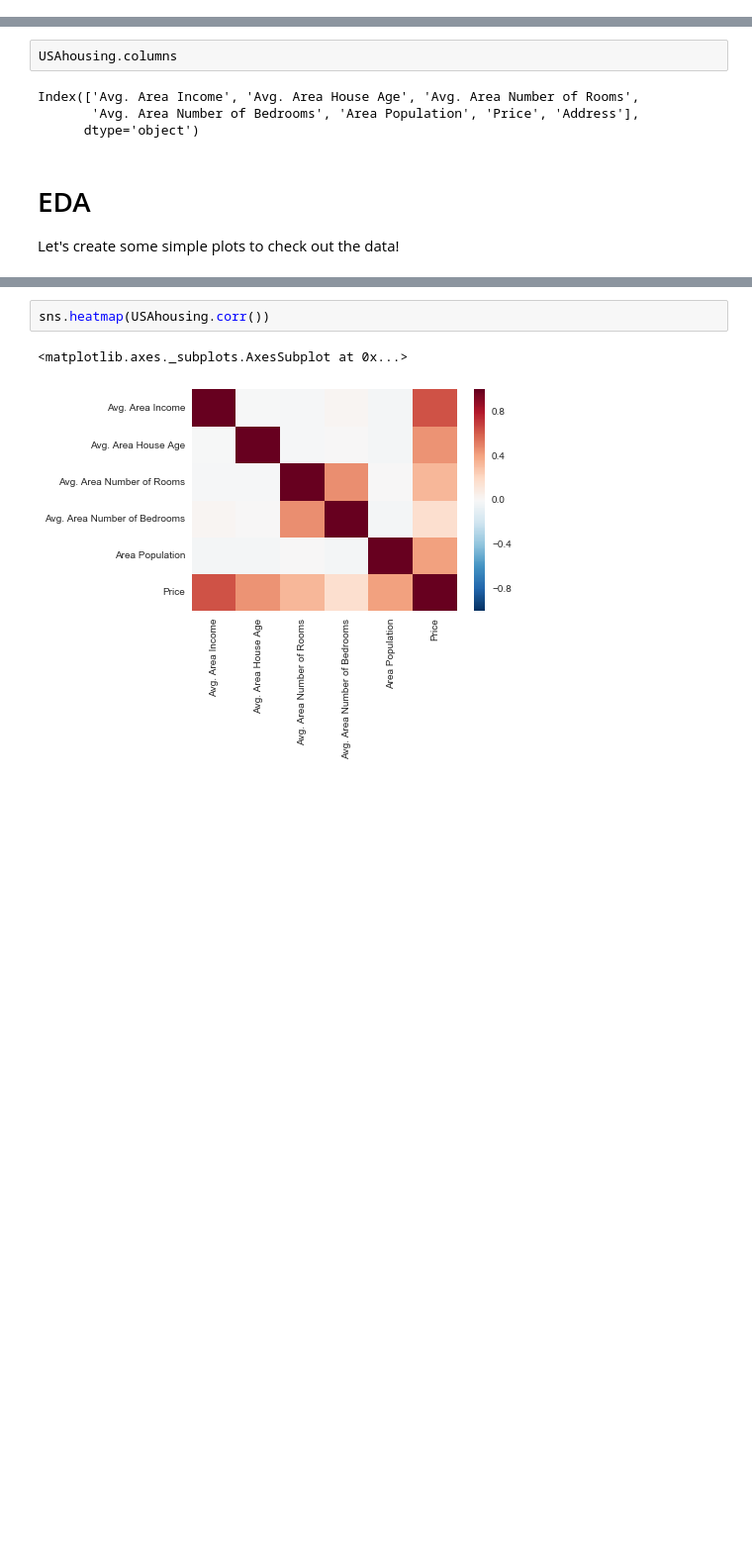
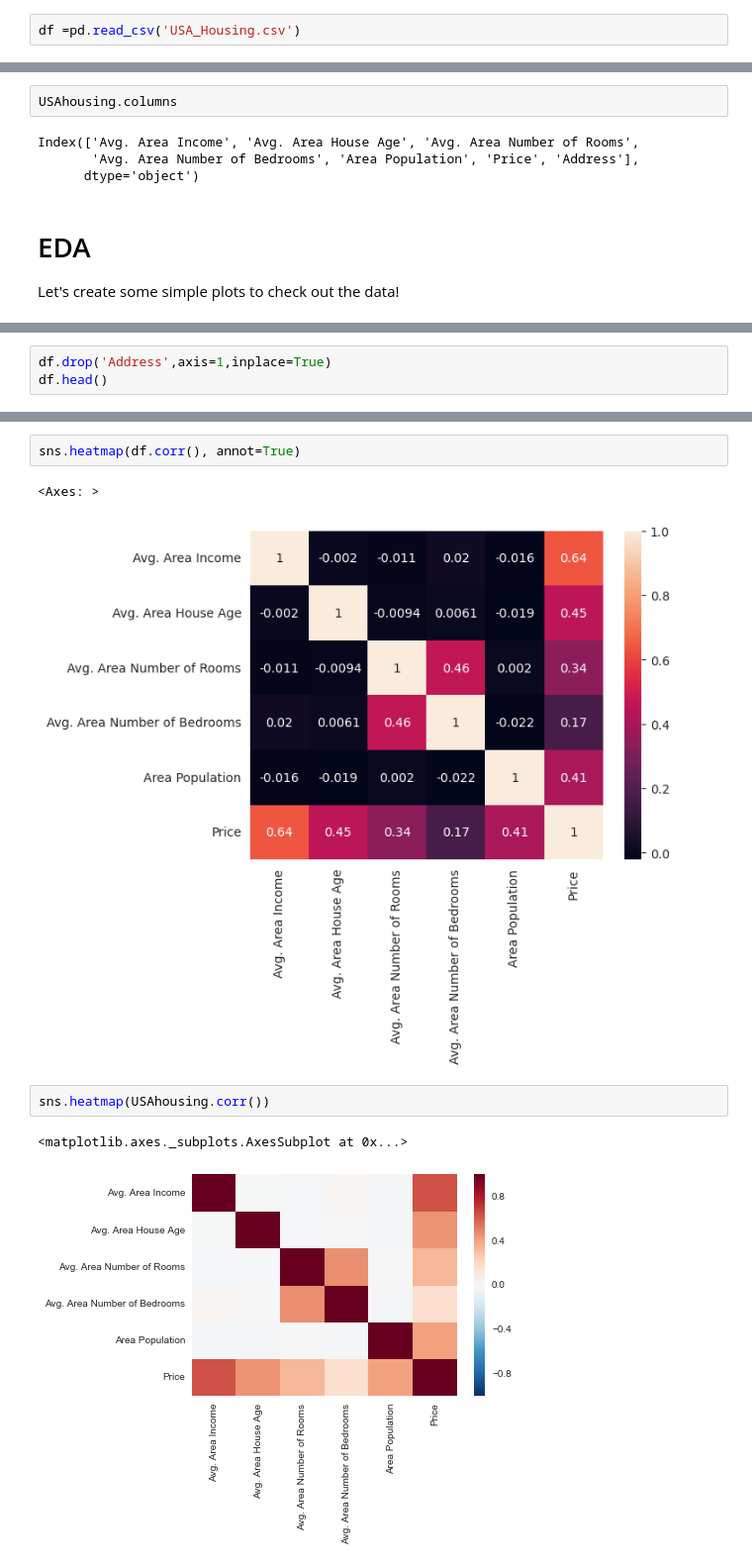
Before and after one commit to LuisReyes98/udemy-machine-learning, a Jupyter notebook: 11-Linear-Regression/01-Linear Regression with Python.ipynb, the cells around one changed output, grey strips where cells are left out. Shown at 99% size. Saved outputs shown, nothing was run; the diff lists cells and outputs as text; blank space fills up the shorter version.

```diff
--- a/11-Linear-Regression/01-Linear Regression with Python.ipynb
+++ b/11-Linear-Regression/01-Linear Regression with Python.ipynb
@@ -35,6 +42,8 @@ import seaborn as sns
 %matplotlib inline
 # %% [markdown]
 ### Check out the Data
+# %%
+df =pd.read_csv('USA_Housing.csv')
 # %%
 USAhousing = pd.read_csv('USA_Housing.csv')
 # %%
@@ -95,0 +109,3 @@ sns.distplot(USAhousing['Price'])
+# %%
+df.drop('Address',axis=1,inplace=True)
+df.head()
@@ -96,3 +119,8 @@ sns.distplot(USAhousing['Price'])
+# %%
+sns.heatmap(df.corr(), annot=True)
+# %% [output]
+<Axes: >
+[figure, added]
 # %%
 sns.heatmap(USAhousing.corr())
 # %% [output]
```
Also changed, not shown: parts of 9 cells of this notebook.
